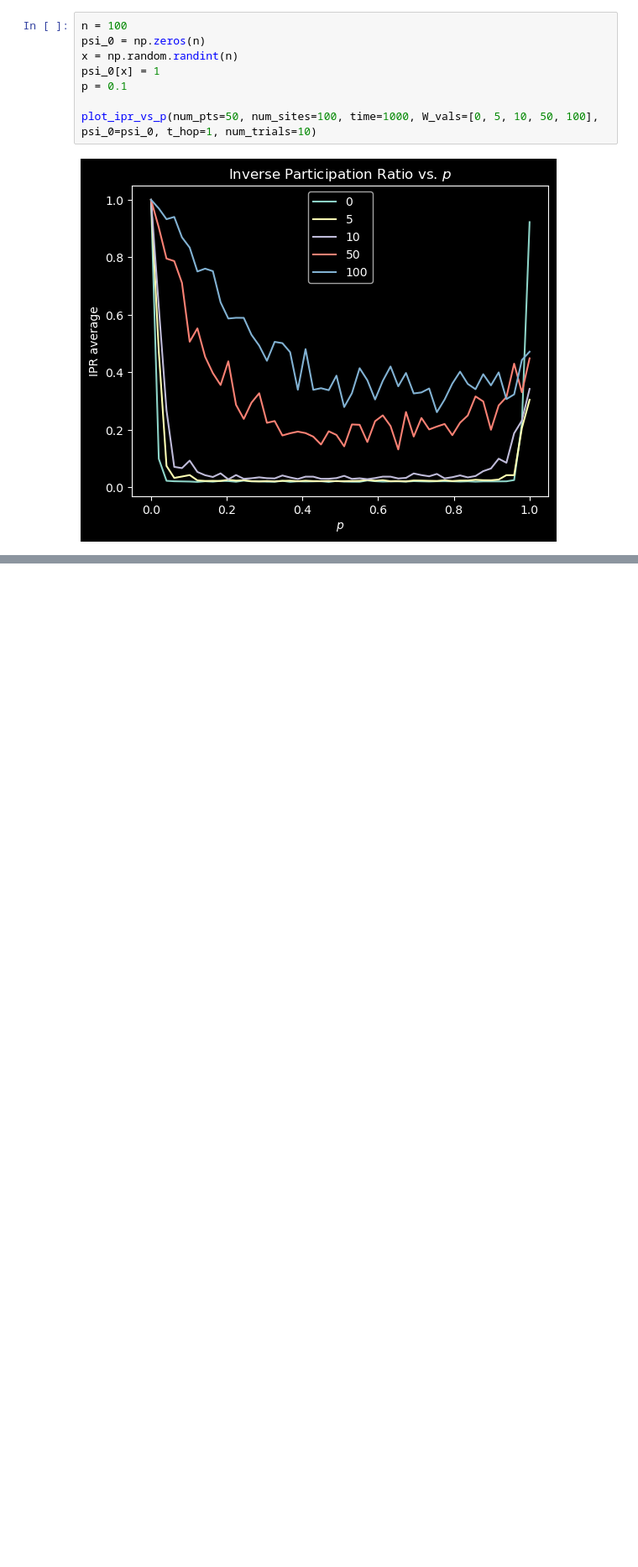
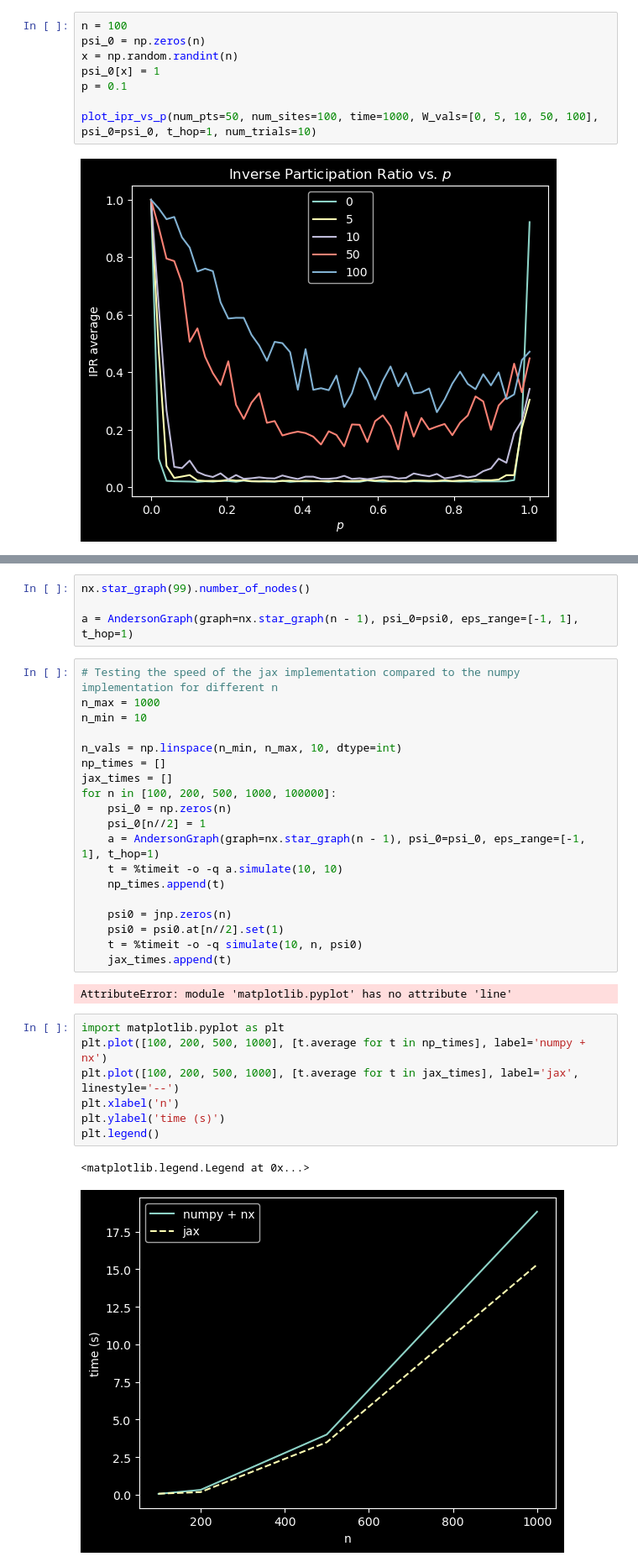
Before and after one commit to ravikoka/qgraph, a Jupyter notebook: summary.ipynb, the cells around one changed output, grey strips where cells are left out. Shown at 84% size. Drawn from its saved outputs; the diff is of its cells as text; blank space fills up the shorter version.

```diff
--- a/summary.ipynb
+++ b/summary.ipynb
@@ -134,0 +157,35 @@ plot_ipr_vs_p(num_pts=50, num_sites=100, time=1000, W_vals=[0, 5, 10, 50, 100],
+# %%
+nx.star_graph(99).number_of_nodes()
+
+a = AndersonGraph(graph=nx.star_graph(n - 1), psi_0=psi0, eps_range=[-1, 1], t_hop=1)
+# %%
+# Testing the speed of the jax implementation compared to the numpy implementation for different n
+n_max = 1000
+n_min = 10
+
+n_vals = np.linspace(n_min, n_max, 10, dtype=int)
+np_times = []
+jax_times = []
+for n in [100, 200, 500, 1000, 100000]:
+    psi_0 = np.zeros(n)
+    psi_0[n//2] = 1
+    a = AndersonGraph(graph=nx.star_graph(n - 1), psi_0=psi_0, eps_range=[-1, 1], t_hop=1)
+    t = %timeit -o -q a.simulate(10, 10)
+    np_times.append(t)
+
+    psi0 = jnp.zeros(n)
+    psi0 = psi0.at[n//2].set(1)
+    t = %timeit -o -q simulate(10, n, psi0)
+    jax_times.append(t)
+# %% [output]
+AttributeError: module 'matplotlib.pyplot' has no attribute 'line'
+# %%
+import matplotlib.pyplot as plt
+plt.plot([100, 200, 500, 1000], [t.average for t in np_times], label='numpy + nx')
+plt.plot([100, 200, 500, 1000], [t.average for t in jax_times], label='jax', linestyle='--')
+plt.xlabel('n')
+plt.ylabel('time (s)')
+plt.legend()
+# %% [output]
+<matplotlib.legend.Legend at 0x...>
+[figure, added]
```
Also changed, not shown: parts of 2 cells of this notebook, 1 other file.
